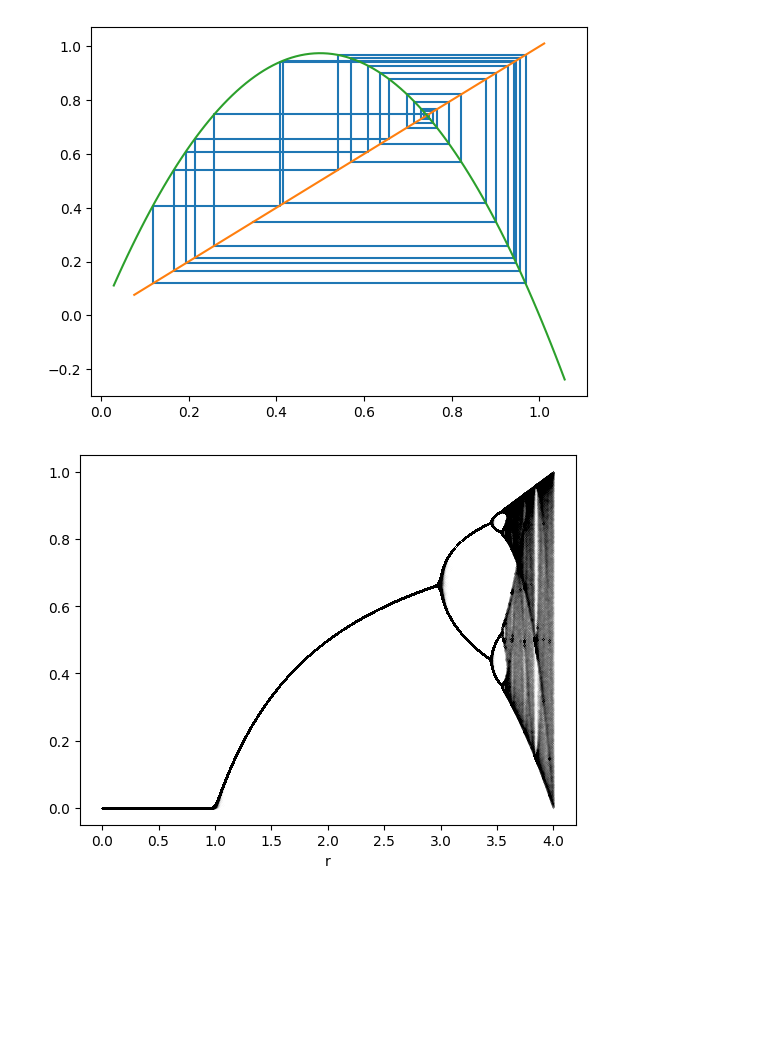
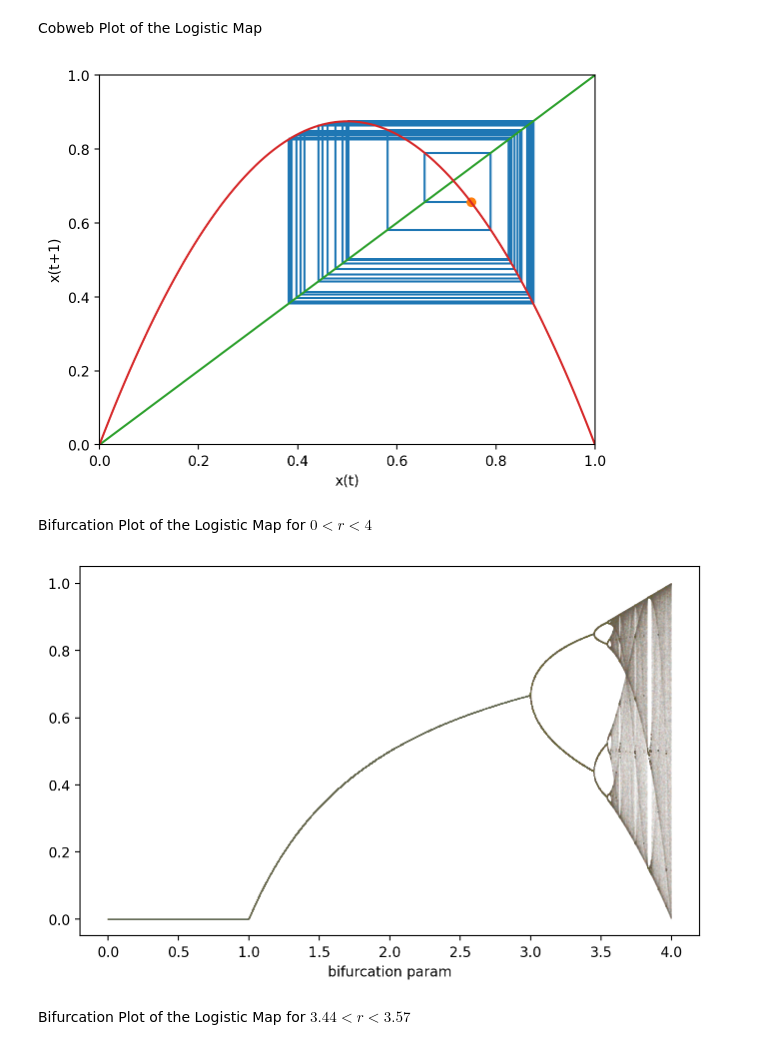
Before and after one commit to JMFechtelpeter/dynamical_system_plots, a Jupyter notebook: logistic_map.ipynb, the cells around one changed output. Cells and saved outputs as stored; diff of their text form; code cells hidden in the pictures; blank space fills up the shorter version.

Commit message:
streamlined discrete and continuous system plots

```diff
--- a/logistic_map.ipynb
+++ b/logistic_map.ipynb
@@ -1,18 +1,31 @@
+# %% [markdown]
+Cobweb Plot of the Logistic Map
 # %%
+from IPython.display import set_matplotlib_formats
+set_matplotlib_formats('retina')
 from discrete_DS import CobwebPlot
 
-recursion = lambda x, r=3.9, **params: r * x * (1-x)
+r = 3.5
 
-cobweb_plot = CobwebPlot(recursion, 0.75)
+recursion = lambda x: r * x * (1-x)
+
+cobweb_plot = CobwebPlot(recursion, 0.75, xlim=(0,1), T=300)
 cobweb_plot.plot_diagonal()
 cobweb_plot.plot_curve(recursion)
 # %% [output]
-[figure, old version]
+[figure, new version]
+# %% [markdown]
+Bifurcation Plot of the Logistic Map for $0<r<4$
 # %%
 from discrete_DS import BifurcationPlot
 import numpy as np
 
-bifurcation_plot = BifurcationPlot(recursion, {'r':np.arange(0.001,4,0.001)}, 1e-6, 1-(1e-6), n_trajectories=1000)
+recursion = lambda x, r: r * x * (1-x)
+
+bifurcation_plot = BifurcationPlot(recursion, np.arange(0.001,4,0.001), 1e-6, 1-(1e-6), n_trajectories=1000,
+                                   T=500, fig_kwargs={'figsize':(8,4.8)})
 # %% [output]
-[figure, old version]
+[figure, new version]
+# %% [markdown]
+Bifurcation Plot of the Logistic Map for $3.44<r<3.57$
 # %%
```
Also changed, not shown: parts of 5 cells of this notebook, 5 other files.
